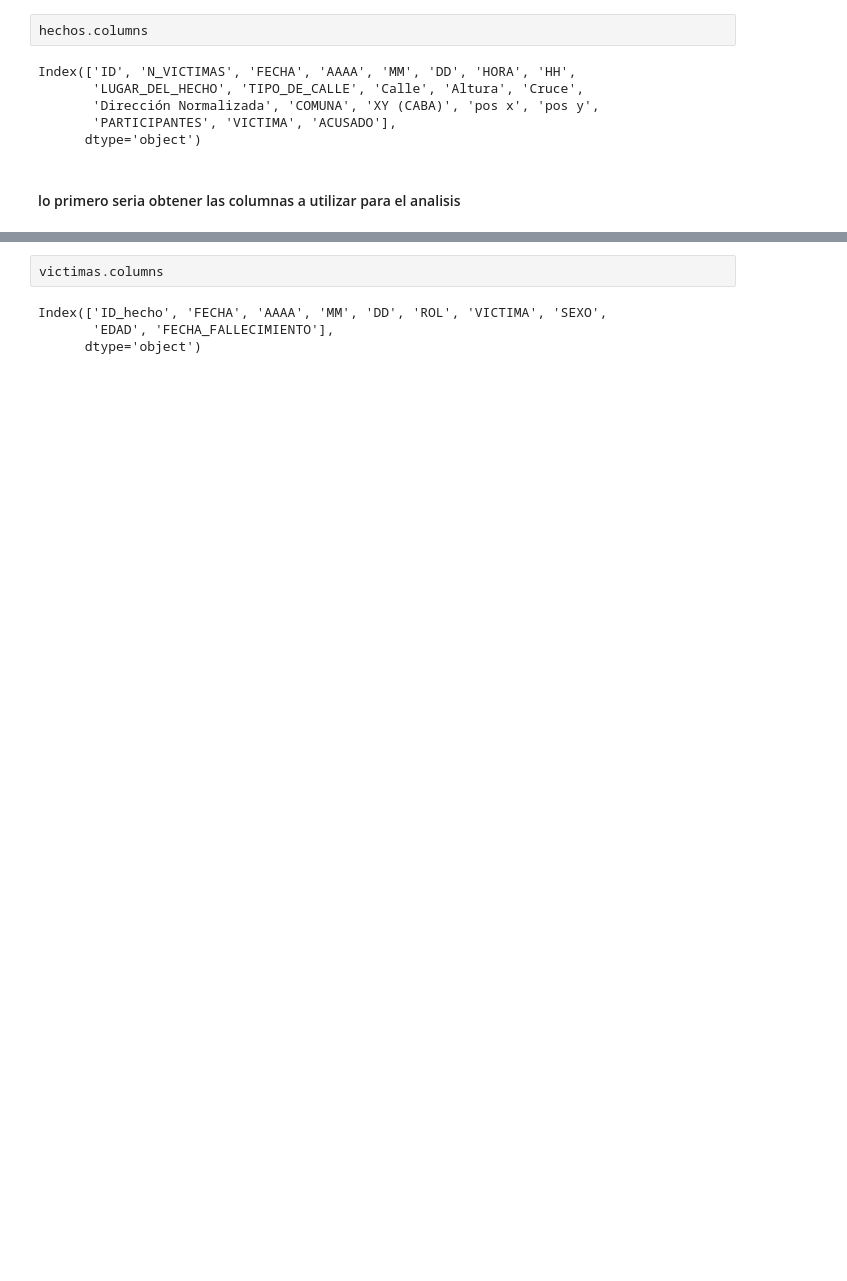
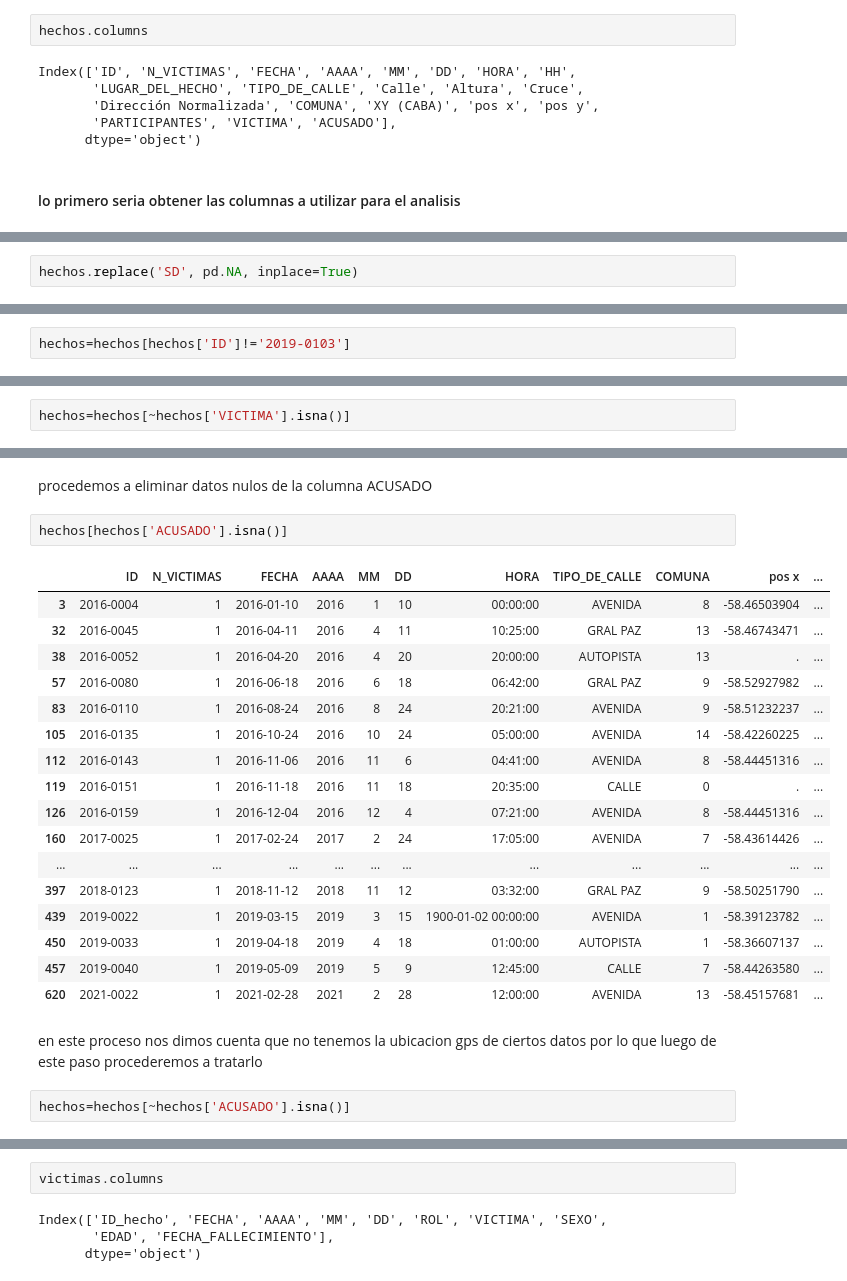
Before and after one commit to PrietoPy/PI_DA-PT, a Jupyter notebook: Notebooks/ETL.ipynb, the cells around one changed output, grey strips where cells are left out. Drawn from its saved outputs; the diff is of its cells as text; blank space fills up the shorter version.

```diff
--- a/Notebooks/ETL.ipynb
+++ b/Notebooks/ETL.ipynb
@@ -73,0 +74,2 @@ puede no tener datos sobre el medio de transporte de la victima o acusado, pero
+# %%
+hechos.replace('SD', pd.NA, inplace=True)
@@ -73,0 +113,2 @@ puede no tener datos sobre el medio de transporte de la victima o acusado, pero
+# %%
+hechos=hechos[hechos['ID']!='2019-0103']
@@ -73,0 +117,2 @@ puede no tener datos sobre el medio de transporte de la victima o acusado, pero
+# %%
+hechos=hechos[~hechos['VICTIMA'].isna()]
@@ -73,0 +154,26 @@ puede no tener datos sobre el medio de transporte de la victima o acusado, pero
+# %% [markdown]
+procedemos a eliminar datos nulos de la columna ACUSADO
+# %%
+hechos[hechos['ACUSADO'].isna()]
+# %% [output]
+|  | ID | N_VICTIMAS | FECHA | AAAA | MM | DD | HORA | TIPO_DE_CALLE | COMUNA | pos x | ... |
+| 3 | 2016-0004 | 1 | 2016-01-10 | 2016 | 1 | 10 | 00:00:00 | AVENIDA | 8 | -58.46503904 | ... |
+| 32 | 2016-0045 | 1 | 2016-04-11 | 2016 | 4 | 11 | 10:25:00 | GRAL PAZ | 13 | -58.46743471 | ... |
+| 38 | 2016-0052 | 1 | 2016-04-20 | 2016 | 4 | 20 | 20:00:00 | AUTOPISTA | 13 | . | ... |
+| 57 | 2016-0080 | 1 | 2016-06-18 | 2016 | 6 | 18 | 06:42:00 | GRAL PAZ | 9 | -58.52927982 | ... |
+| 83 | 2016-0110 | 1 | 2016-08-24 | 2016 | 8 | 24 | 20:21:00 | AVENIDA | 9 | -58.51232237 | ... |
+| 105 | 2016-0135 | 1 | 2016-10-24 | 2016 | 10 | 24 | 05:00:00 | AVENIDA | 14 | -58.42260225 | ... |
+| 112 | 2016-0143 | 1 | 2016-11-06 | 2016 | 11 | 6 | 04:41:00 | AVENIDA | 8 | -58.44451316 | ... |
+| 119 | 2016-0151 | 1 | 2016-11-18 | 2016 | 11 | 18 | 20:35:00 | CALLE | 0 | . | ... |
+| 126 | 2016-0159 | 1 | 2016-12-04 | 2016 | 12 | 4 | 07:21:00 | AVENIDA | 8 | -58.44451316 | ... |
+| 160 | 2017-0025 | 1 | 2017-02-24 | 2017 | 2 | 24 | 17:05:00 | AVENIDA | 7 | -58.43614426 | ... |
+| ... | ... | ... | ... | ... | ... | ... | ... | ... | ... | ... | ... |
+| 397 | 2018-0123 | 1 | 2018-11-12 | 2018 | 11 | 12 | 03:32:00 | GRAL PAZ | 9 | -58.50251790 | ... |
+| 439 | 2019-0022 | 1 | 2019-03-15 | 2019 | 3 | 15 | 1900-01-02 00:00:00 | AVENIDA | 1 | -58.39123782 | ... |
+| 450 | 2019-0033 | 1 | 2019-04-18 | 2019 | 4 | 18 | 01:00:00 | AUTOPISTA | 1 | -58.36607137 | ... |
+| 457 | 2019-0040 | 1 | 2019-05-09 | 2019 | 5 | 9 | 12:45:00 | CALLE | 7 | -58.44263580 | ... |
+| 620 | 2021-0022 | 1 | 2021-02-28 | 2021 | 2 | 28 | 12:00:00 | AVENIDA | 13 | -58.45157681 | ... |
+# %% [markdown]
+en este proceso nos dimos cuenta que no tenemos la ubicacion gps de ciertos datos por lo que luego de este paso procederemos a tratarlo
+# %%
+hechos=hechos[~hechos['ACUSADO'].isna()]
```
Also changed, not shown: parts of 134 cells of this notebook, 4 other files.
